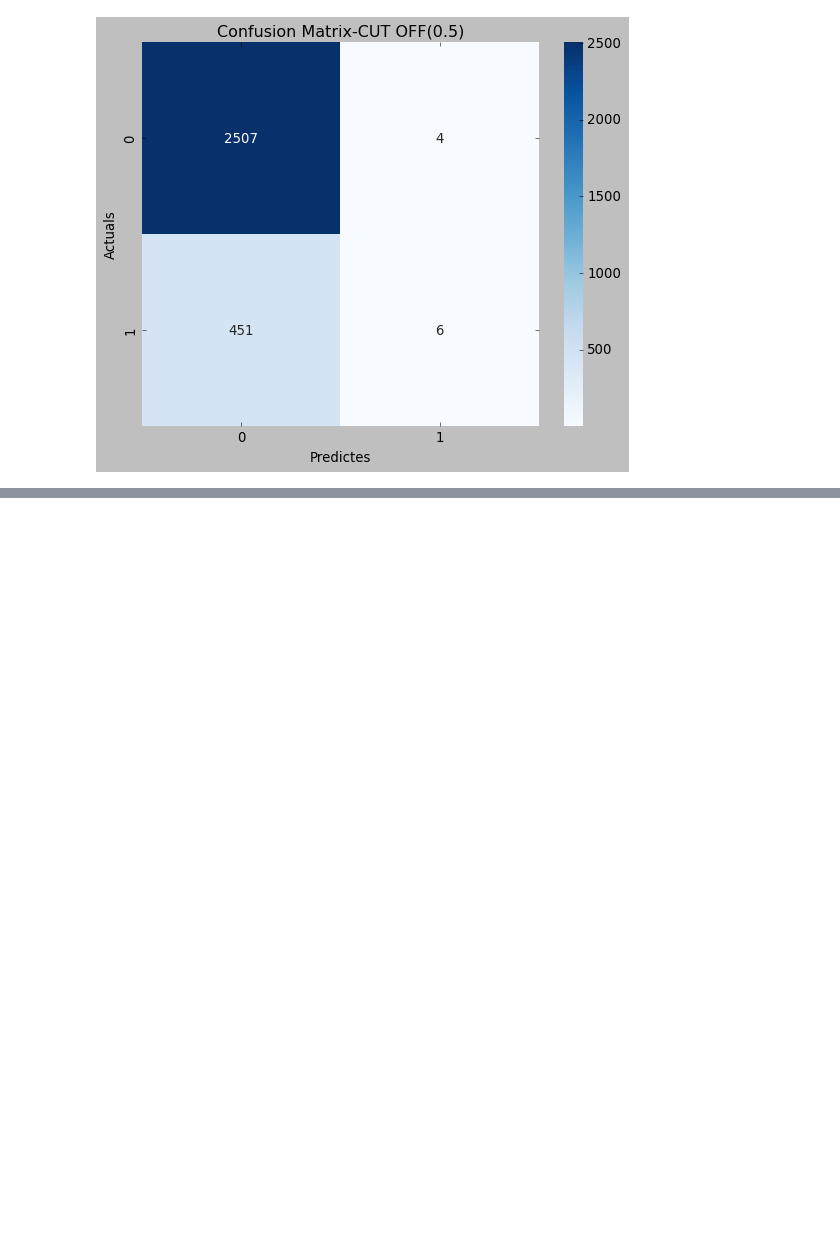
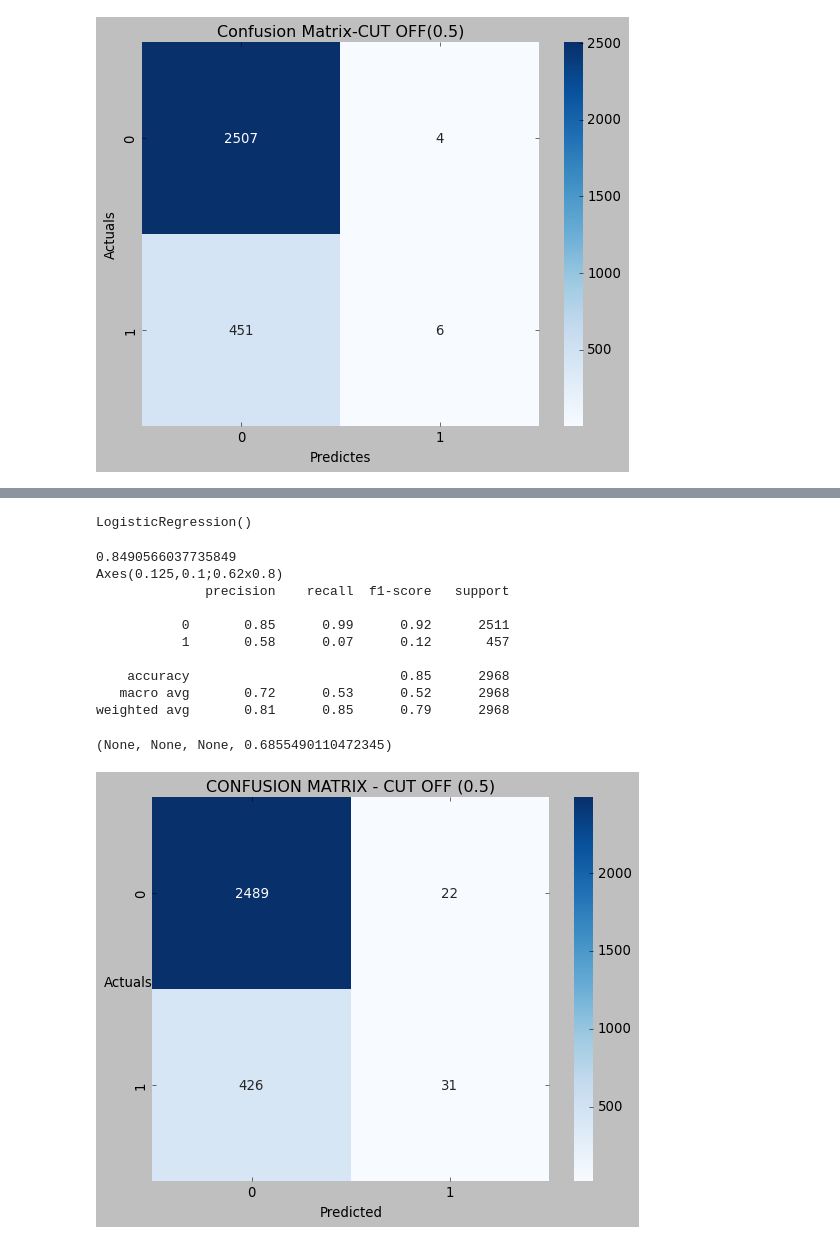
Before and after one commit to Harsh-bharwani/AI, a Jupyter notebook: Self Practice.ipynb, the cells around one changed output, grey strips where cells are left out. Cells and saved outputs as stored; diff of their text form; code cells hidden in the pictures; blank space fills up the shorter version.

```diff
--- a/Self Practice.ipynb
+++ b/Self Practice.ipynb
@@ -889,0 +934,2 @@ Text(0.5, 1.0, 'Confusion Matrix-CUT OFF(0.5)')
+# %%
+data_encoded=pd.get_dummies(data, columns=cat, drop_first=False)
@@ -889,0 +978,24 @@ Text(0.5, 1.0, 'Confusion Matrix-CUT OFF(0.5)')
+# %%
+x1=data_encoded.drop('Heart-Att',axis=1)
+y1=data_encoded['Heart-Att']
+# %%
+x1_train, x1_test, y1_train, y1_test=train_test_split(x1, y1, test_size=0.3, random_state=1)
+# %%
+model.fit(x1_train, y1_train)
+# %% [output]
+LogisticRegression()
+# %%
+evaluate_train_model(model, x1_train, y1_train)
+# %% [output]
+0.8490566037735849
+Axes(0.125,0.1;0.62x0.8)
+              precision    recall  f1-score   support
+
+           0       0.85      0.99      0.92      2511
+           1       0.58      0.07      0.12       457
+
+    accuracy                           0.85      2968
+   macro avg       0.72      0.53      0.52      2968
+weighted avg       0.81      0.85      0.79      2968
+(None, None, None, 0.6855490110472345)
+[figure, added]
```
Also changed, not shown: parts of 11 cells of this notebook, 2 other files.
